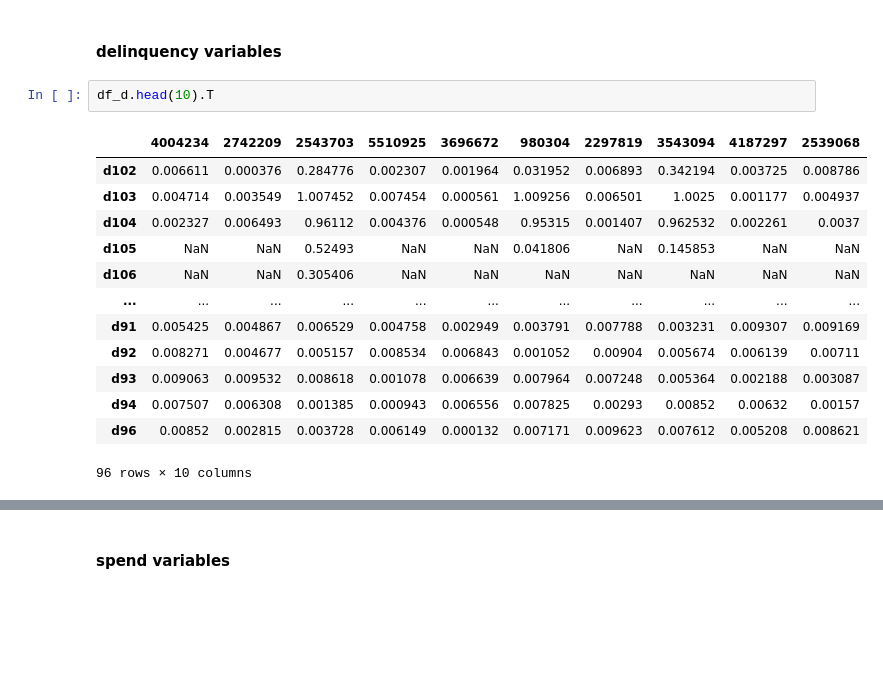
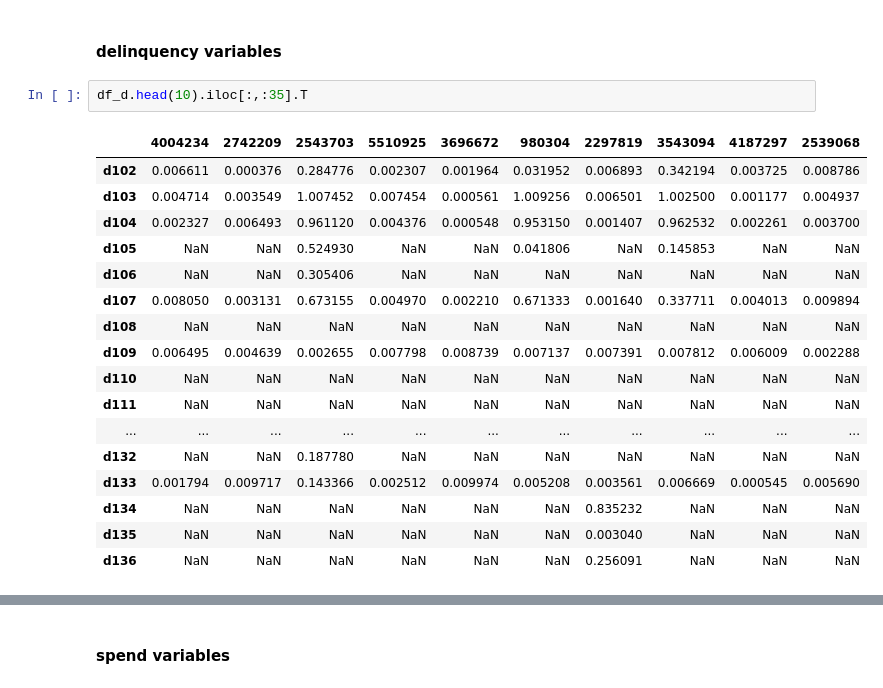
Before and after one commit to We-Need-More-RAM/amex_default_prediction, a Jupyter notebook: notebooks/misty/amex_first_draft.ipynb, the cells around one changed output, grey strips where cells are left out. Cells and saved outputs as stored; diff of their text form; blank space fills up the shorter version.

```diff
--- a/notebooks/misty/amex_first_draft.ipynb
+++ b/notebooks/misty/amex_first_draft.ipynb
@@ -193,18 +193,22 @@ df_r = df.filter(regex= '^r')
 # %% [markdown]
 #### delinquency variables
 # %%
-df_d.head(10).T
+df_d.head(10).iloc[:,:35].T
 # %% [output]
 |  | 4004234 | 2742209 | 2543703 | 5510925 | 3696672 | 980304 | 2297819 | 3543094 | 4187297 | 2539068 |
 | d102 | 0.006611 | 0.000376 | 0.284776 | 0.002307 | 0.001964 | 0.031952 | 0.006893 | 0.342194 | 0.003725 | 0.008786 |
-| d103 | 0.004714 | 0.003549 | 1.007452 | 0.007454 | 0.000561 | 1.009256 | 0.006501 | 1.0025 | 0.001177 | 0.004937 |
-| d104 | 0.002327 | 0.006493 | 0.96112 | 0.004376 | 0.000548 | 0.95315 | 0.001407 | 0.962532 | 0.002261 | 0.0037 |
-| d105 | NaN | NaN | 0.52493 | NaN | NaN | 0.041806 | NaN | 0.145853 | NaN | NaN |
+| d103 | 0.004714 | 0.003549 | 1.007452 | 0.007454 | 0.000561 | 1.009256 | 0.006501 | 1.002500 | 0.001177 | 0.004937 |
+| d104 | 0.002327 | 0.006493 | 0.961120 | 0.004376 | 0.000548 | 0.953150 | 0.001407 | 0.962532 | 0.002261 | 0.003700 |
+| d105 | NaN | NaN | 0.524930 | NaN | NaN | 0.041806 | NaN | 0.145853 | NaN | NaN |
 | d106 | NaN | NaN | 0.305406 | NaN | NaN | NaN | NaN | NaN | NaN | NaN |
+| d107 | 0.008050 | 0.003131 | 0.673155 | 0.004970 | 0.002210 | 0.671333 | 0.001640 | 0.337711 | 0.004013 | 0.009894 |
+| d108 | NaN | NaN | NaN | NaN | NaN | NaN | NaN | NaN | NaN | NaN |
+| d109 | 0.006495 | 0.004639 | 0.002655 | 0.007798 | 0.008739 | 0.007137 | 0.007391 | 0.007812 | 0.006009 | 0.002288 |
+| d110 | NaN | NaN | NaN | NaN | NaN | NaN | NaN | NaN | NaN | NaN |
+| d111 | NaN | NaN | NaN | NaN | NaN | NaN | NaN | NaN | NaN | NaN |
 | ... | ... | ... | ... | ... | ... | ... | ... | ... | ... | ... |
-| d91 | 0.005425 | 0.004867 | 0.006529 | 0.004758 | 0.002949 | 0.003791 | 0.007788 | 0.003231 | 0.009307 | 0.009169 |
-| d92 | 0.008271 | 0.004677 | 0.005157 | 0.008534 | 0.006843 | 0.001052 | 0.00904 | 0.005674 | 0.006139 | 0.00711 |
-| d93 | 0.009063 | 0.009532 | 0.008618 | 0.001078 | 0.006639 | 0.007964 | 0.007248 | 0.005364 | 0.002188 | 0.003087 |
-| d94 | 0.007507 | 0.006308 | 0.001385 | 0.000943 | 0.006556 | 0.007825 | 0.00293 | 0.00852 | 0.00632 | 0.00157 |
-| d96 | 0.00852 | 0.002815 | 0.003728 | 0.006149 | 0.000132 | 0.007171 | 0.009623 | 0.007612 | 0.005208 | 0.008621 |
+| d132 | NaN | NaN | 0.187780 | NaN | NaN | NaN | NaN | NaN | NaN | NaN |
+| d133 | 0.001794 | 0.009717 | 0.143366 | 0.002512 | 0.009974 | 0.005208 | 0.003561 | 0.006669 | 0.000545 | 0.005690 |
+| d134 | NaN | NaN | NaN | NaN | NaN | NaN | 0.835232 | NaN | NaN | NaN |
+| d135 | NaN | NaN | NaN | NaN | NaN | NaN | 0.003040 | NaN | NaN | NaN |
+| d136 | NaN | NaN | NaN | NaN | NaN | NaN | 0.256091 | NaN | NaN | NaN |
-96 rows × 10 columns
```
Also changed, not shown: parts of 2 cells of this notebook.
